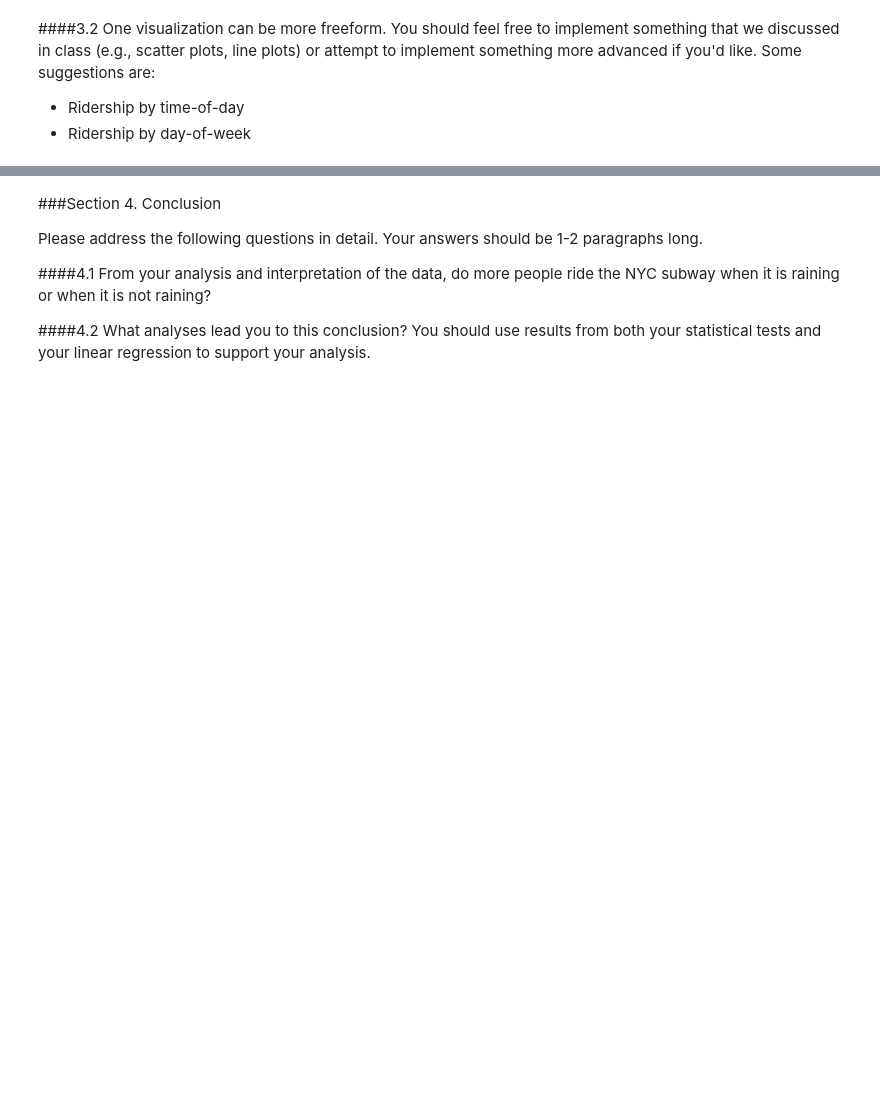
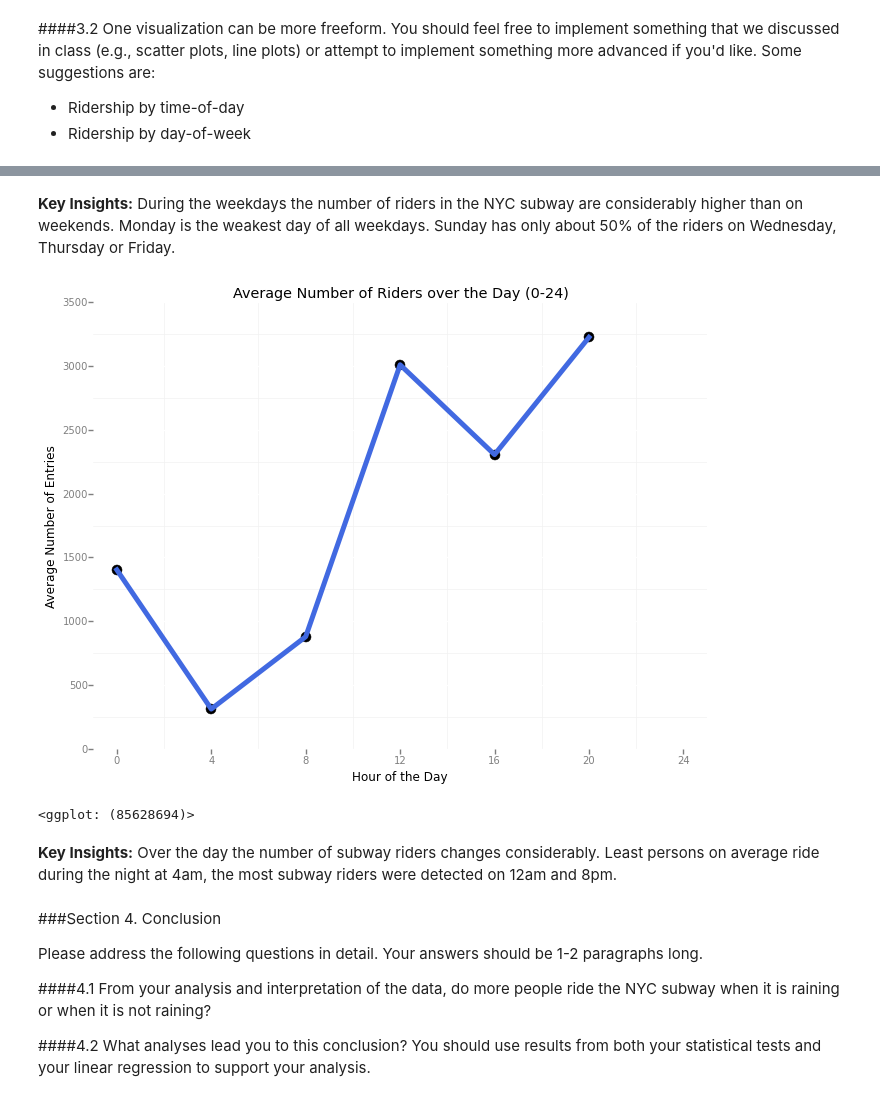
Before and after one commit to danielpoehle/p02, a Jupyter notebook: p02.ipynb, the cells around one changed output, grey strips where cells are left out. Saved outputs shown, nothing was run; the diff lists cells and outputs as text; code cells hidden in the pictures; blank space fills up the shorter version.

```diff
--- a/p02.ipynb
+++ b/p02.ipynb
@@ -94,3 +141,19 @@ p + geom_point(color = 'royalblue', size = 75) + theme_bw() + \
+# %% [markdown]
+**Key Insights:** During the weekdays the number of riders in the NYC subway are considerably higher than on weekends. Monday is the weakest day of all weekdays. Sunday has only about 50% of the riders on Wednesday, Thursday or Friday.
+# %%
+ts = weather_data.set_index(['hour'])
+ts2 = ts.groupby(ts.index).mean()
+ts2 = ts2.reset_index()
+p = ggplot(aes(x = 'hour', y = 'ENTRIESn_hourly'), data=ts2)
+p + geom_line(color = 'royalblue', size = 5) + theme_bw() + \
+    scale_x_continuous(limits = [-1,25], breaks = [0,4,8,12,16,20,24]) +\
+    ggtitle("Average Number of Riders over the Day (0-24)") + scale_y_continuous(limits = [0,3500]) +\
+    xlab("Hour of the Day") + ylab("Average Number of Entries") + geom_point(color = 'black', size = 100)
+# %% [output]
+[figure, added]
+<ggplot: (85628694)>
+# %% [markdown]
+**Key Insights:** Over the day the number of subway riders changes considerably. Least persons on average ride during the night at 4am, the most subway riders were detected on 12am and 8pm.
 # %% [markdown]
 ###Section 4. Conclusion
 
```
Also changed, not shown: parts of 20 cells of this notebook.
